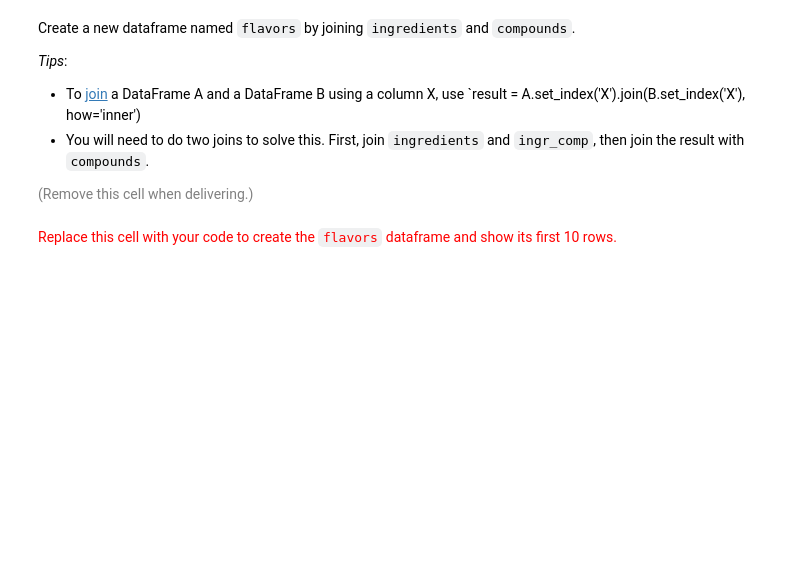
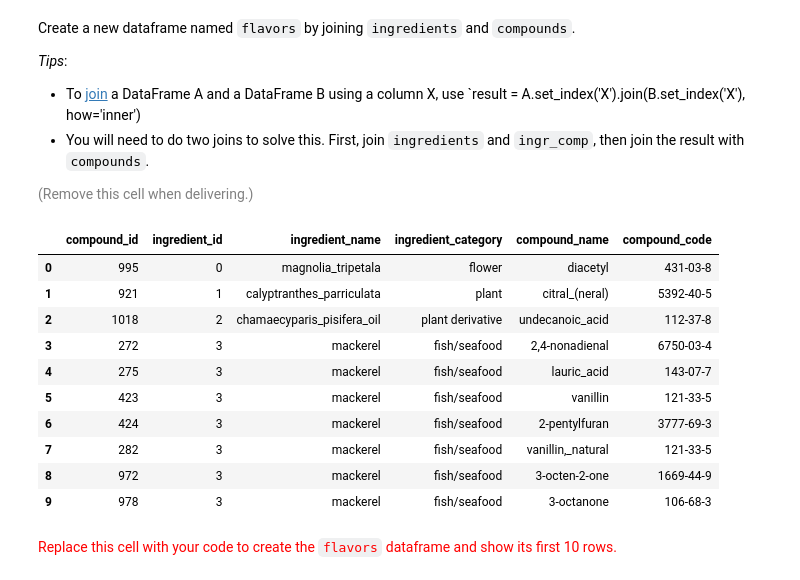
Before and after one commit to Jowi611/networks-science-course, a Jupyter notebook: practicum/ps02-flavors-2025.ipynb, the cells around one changed output. Cells and saved outputs as stored; diff of their text form; code cells hidden in the pictures; blank space fills up the shorter version.

```diff
--- a/practicum/ps02-flavors-2025.ipynb
+++ b/practicum/ps02-flavors-2025.ipynb
@@ -122,6 +135,23 @@ Create a new dataframe named `flavors` by joining `ingredients` and `compounds`.
 * You will need to do two joins to solve this. First, join `ingredients` and `ingr_comp`, then join the result with `compounds`.
 
 <font size="-1" color="gray">(Remove this cell when delivering.)</font>
+# %%
+result = ingredients.set_index('ingredient_id').join(ingr_comp.set_index('ingredient_id'), how='inner')
+flavors= result.reset_index().set_index('compound_id').join(compounds.set_index('compound_id'), how='inner').reset_index()
+
+display(flavors.head(10))
+# %% [output]
+|  | compound_id | ingredient_id | ingredient_name | ingredient_category | compound_name | compound_code |
+| 0 | 995 | 0 | magnolia_tripetala | flower | diacetyl | 431-03-8 |
+| 1 | 921 | 1 | calyptranthes_parriculata | plant | citral_(neral) | 5392-40-5 |
+| 2 | 1018 | 2 | chamaecyparis_pisifera_oil | plant derivative | undecanoic_acid | 112-37-8 |
+| 3 | 272 | 3 | mackerel | fish/seafood | 2,4-nonadienal | 6750-03-4 |
+| 4 | 275 | 3 | mackerel | fish/seafood | lauric_acid | 143-07-7 |
+| 5 | 423 | 3 | mackerel | fish/seafood | vanillin | 121-33-5 |
+| 6 | 424 | 3 | mackerel | fish/seafood | 2-pentylfuran | 3777-69-3 |
+| 7 | 282 | 3 | mackerel | fish/seafood | vanillin,_natural | 121-33-5 |
+| 8 | 972 | 3 | mackerel | fish/seafood | 3-octen-2-one | 1669-44-9 |
+| 9 | 978 | 3 | mackerel | fish/seafood | 3-octanone | 106-68-3 |
 # %% [markdown]
 <font size="+1" color="red">Replace this cell with your code to create the `flavors` dataframe and show its first 10 rows.</font>
 # %% [markdown]
```
Also changed, not shown: parts of 3 cells of this notebook, 2 other files.
